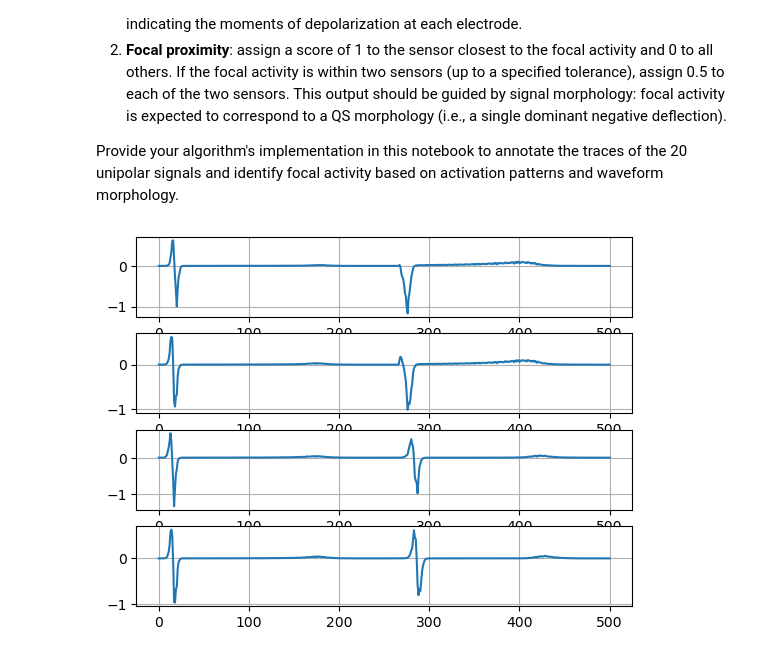
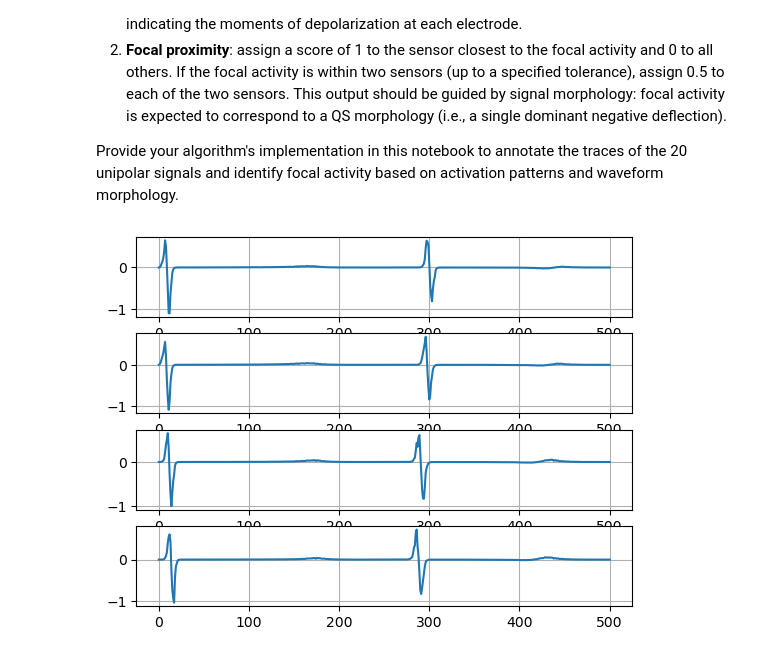
Before and after one commit to Stefano-Chiari/SubstrateFinder, a Jupyter notebook: checkpoint1.ipynb, the cells around one changed output. Saved outputs shown, nothing was run; the diff lists cells and outputs as text; code cells hidden in the pictures.

```diff
--- a/checkpoint1.ipynb
+++ b/checkpoint1.ipynb
@@ -20,28 +20,28 @@ from scipy.signal import argrelextrema
 signals = np.load('checkpoint1dataset.npy')
 # %%
 # select event to be display
-ind_event = 0
+ind_event = 4
 
 # select a spline (options: 0,1,2,3,4)
-ind_spline = 0
+ind_spline = 2
 
 # plot signals
 
 plt.figure(1+ind_spline)
 countEL = 1
 for indS in np.arange(ind_spline*4,(ind_spline+1)*4,1):
     plt.subplot(4,1,countEL)
 
     plt.plot(signals[ind_event,indS,:])
     plt.grid(True)
 
     countEL = countEL + 1
 
 plt.show()
 
 signals_event = signals[ind_event,:,:]
 # %% [output]
-[figure, old version]
+[figure, new version]
 # %%
 def GroupSolutionCP1(signals_event):
     n_sensors = signals_event.shape[0]
```
Also changed, not shown: parts of 2 cells of this notebook.
